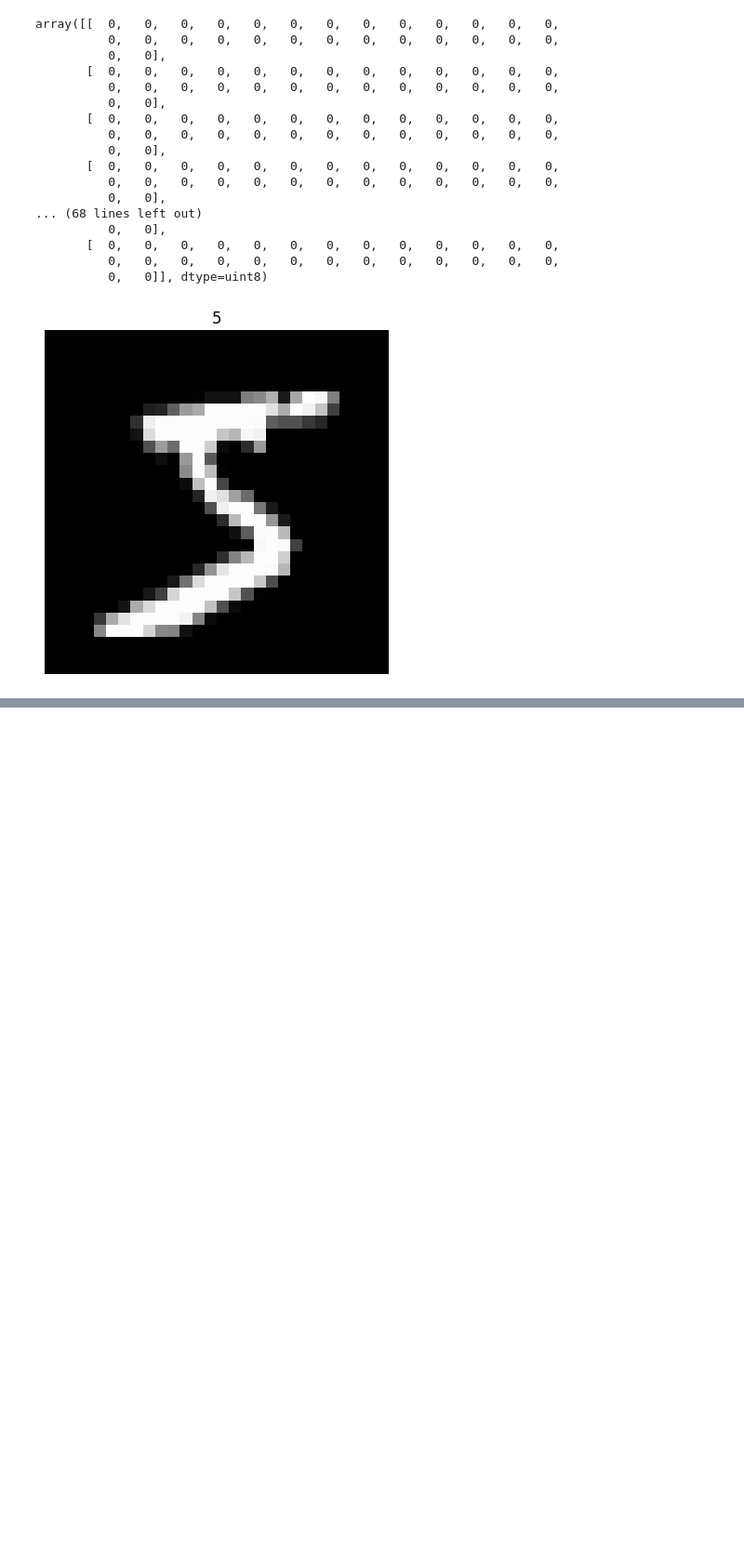
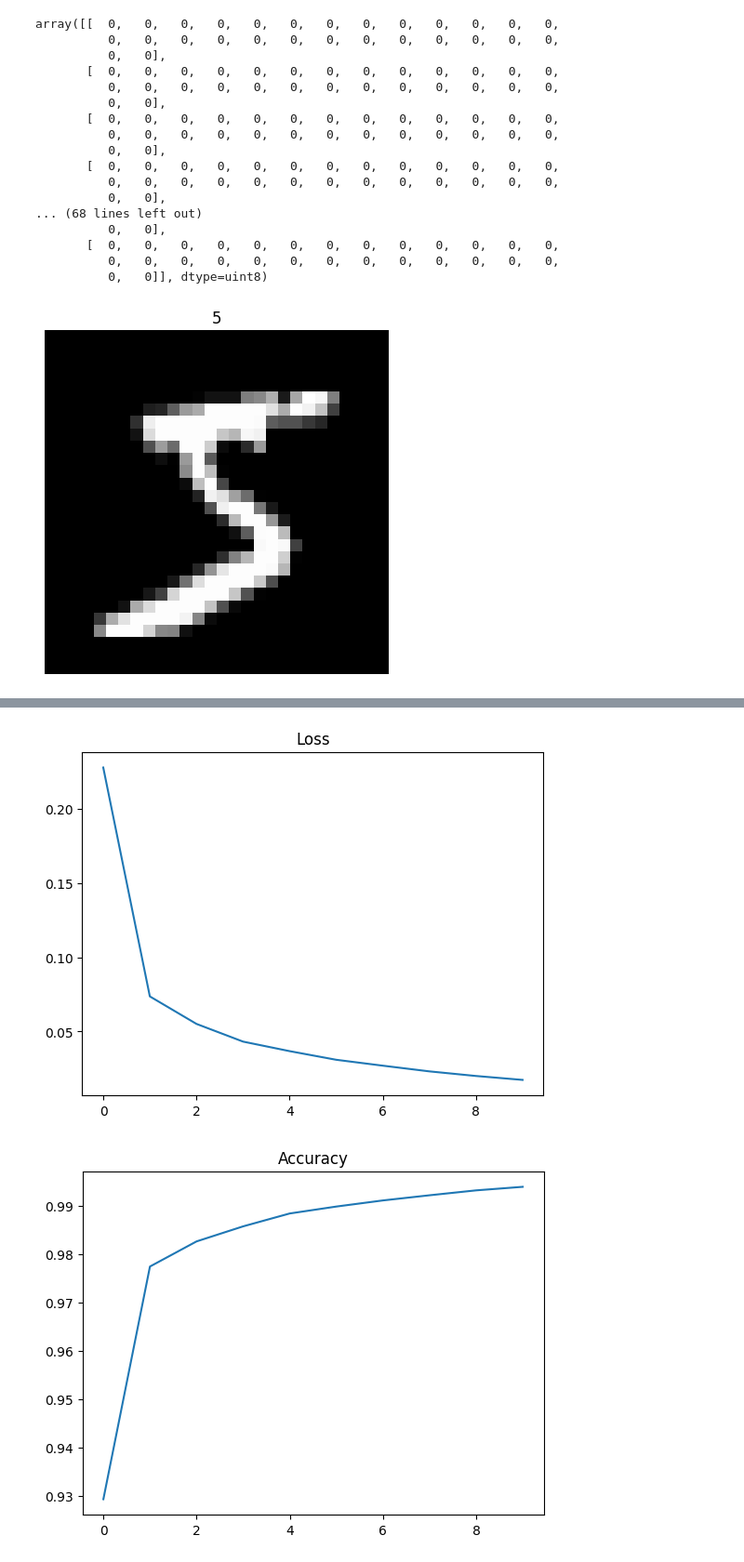
Before and after one commit to NdongoMamoudou/DeepLearningHub, a Jupyter notebook: CNN/Notebooks/MNIST_CNN_Classification.ipynb, the cells around one changed output, grey strips where cells are left out. Shown at 93% size. Drawn from its saved outputs; the diff is of its cells as text; code cells hidden in the pictures; blank space fills up the shorter version.

Commit message:
Creation du model CNN pour la classification d'image  , etrainement du model avec une accuarcy de 99,40%

```diff
--- a/CNN/Notebooks/MNIST_CNN_Classification.ipynb
+++ b/CNN/Notebooks/MNIST_CNN_Classification.ipynb
@@ -60,0 +69,5 @@ plt.show()
+# %%
+### utilisation de one_hot_encoder
+
+y_train_cat = to_categorical(y_train , n_class)
+y_test_cat = to_categorical(y_test , n_class)
@@ -60,0 +76,14 @@ plt.show()
+# %%
+### creation du model
+
+model = Sequential([
+    Conv2D(6, kernel_size =(3,3) , activation = 'relu' , input_shape = (28, 28 , 1)),
+    MaxPooling2D(pool_size = (2,2)),
+    Conv2D(20 , kernel_size =(3,3) , activation = 'relu'),
+    MaxPooling2D(pool_size = (2,2)),
+    Conv2D(30 , kernel_size =(3,3) , activation = 'relu'),
+    Flatten(),
+    Dense(50 , activation = "relu"),
+    Dense(n_class , activation= "softmax")
+
+])
@@ -60,0 +110,7 @@ plt.show()
+# %%
+### compilation du model
+
+model.compile(optimizer=Adam(learning_rate=0.001 ) , loss = 'categorical_crossentropy' , metrics=["accuracy"])
+# %%
+### Entrainement du model
+history = model.fit(x_train , y_train_cat , epochs= 10)
@@ -60,0 +144,16 @@ plt.show()
+# %%
+### Tracer la courbe de loss et accuracy du train
+
+### Graphe loss et accuracy
+loss_train = history.history["loss"]
+accuracy_train = history.history["accuracy"]
+
+plt.plot(loss_train)
+plt.title("Loss")
+plt.show()
+plt.plot(accuracy_train)
+plt.title("Accuracy")
+plt.show()
+# %% [output]
+[figure, added]
+[figure, added]
```
Also changed, not shown: parts of 11 cells of this notebook, 5 other files.
